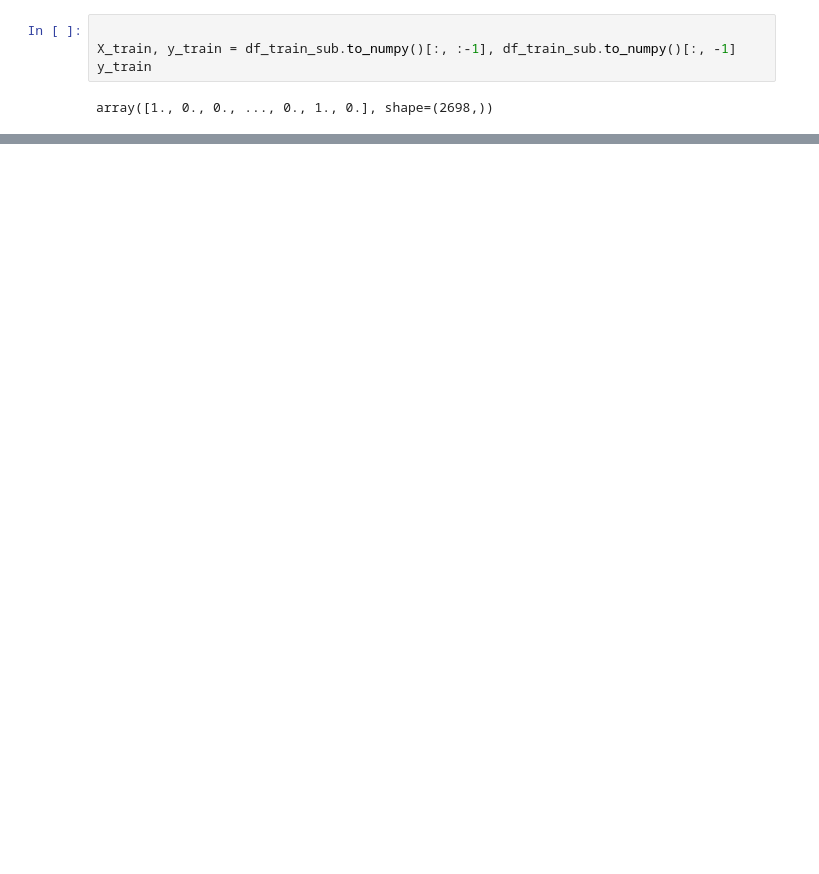
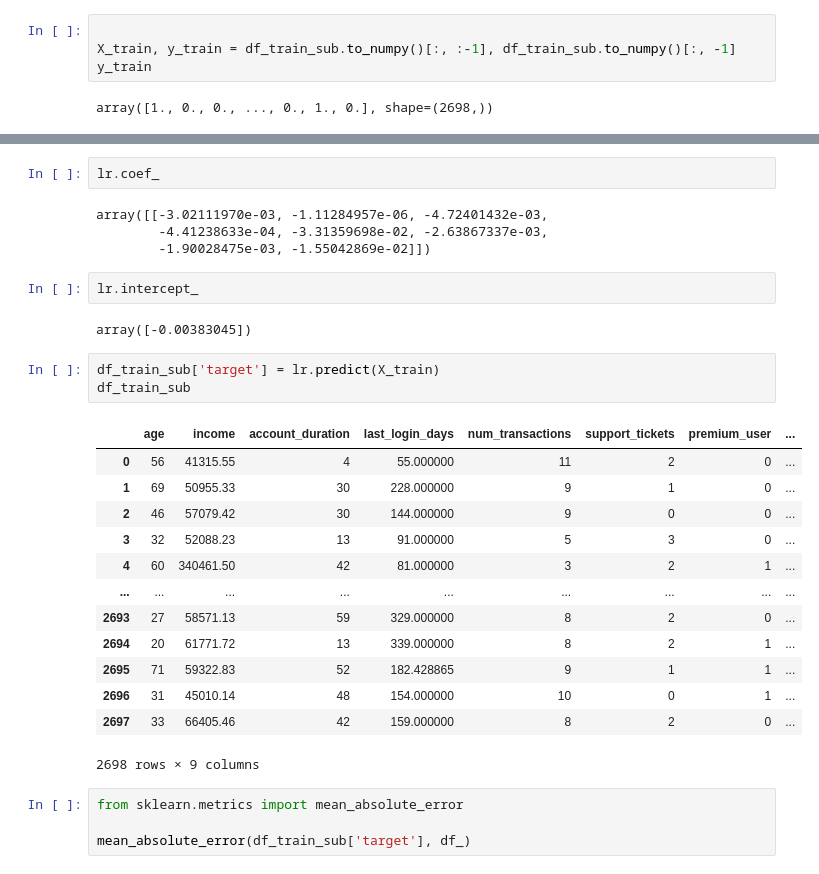
Before and after one commit to emiiliiojose/Statistic-Project, a Jupyter notebook: statistics_project.ipynb, the cells around one changed output, grey strips where cells are left out. Cells and saved outputs as stored; diff of their text form; blank space fills up the shorter version.

```diff
--- a/statistics_project.ipynb
+++ b/statistics_project.ipynb
@@ -115,0 +149,31 @@ LogisticRegression does not accept missing values encoded as NaN natively. For s
+# %%
+lr.coef_
+# %% [output]
+array([[-3.02111970e-03, -1.11284957e-06, -4.72401432e-03,
+        -4.41238633e-04, -3.31359698e-02, -2.63867337e-03,
+        -1.90028475e-03, -1.55042869e-02]])
+# %%
+lr.intercept_
+# %% [output]
+array([-0.00383045])
+# %%
+df_train_sub['target'] = lr.predict(X_train)
+df_train_sub
+# %% [output]
+|  | age | income | account_duration | last_login_days | num_transactions | support_tickets | premium_user | ... |
+| 0 | 56 | 41315.55 | 4 | 55.000000 | 11 | 2 | 0 | ... |
+| 1 | 69 | 50955.33 | 30 | 228.000000 | 9 | 1 | 0 | ... |
+| 2 | 46 | 57079.42 | 30 | 144.000000 | 9 | 0 | 0 | ... |
+| 3 | 32 | 52088.23 | 13 | 91.000000 | 5 | 3 | 0 | ... |
+| 4 | 60 | 340461.50 | 42 | 81.000000 | 3 | 2 | 1 | ... |
+| ... | ... | ... | ... | ... | ... | ... | ... | ... |
+| 2693 | 27 | 58571.13 | 59 | 329.000000 | 8 | 2 | 0 | ... |
+| 2694 | 20 | 61771.72 | 13 | 339.000000 | 8 | 2 | 1 | ... |
+| 2695 | 71 | 59322.83 | 52 | 182.428865 | 9 | 1 | 1 | ... |
+| 2696 | 31 | 45010.14 | 48 | 154.000000 | 10 | 0 | 1 | ... |
+| 2697 | 33 | 66405.46 | 42 | 159.000000 | 8 | 2 | 0 | ... |
+2698 rows × 9 columns
+# %%
+from sklearn.metrics import mean_absolute_error
+
+mean_absolute_error(df_train_sub['target'], df_)
```
Also changed, not shown: parts of 10 cells of this notebook, 3 other files.
